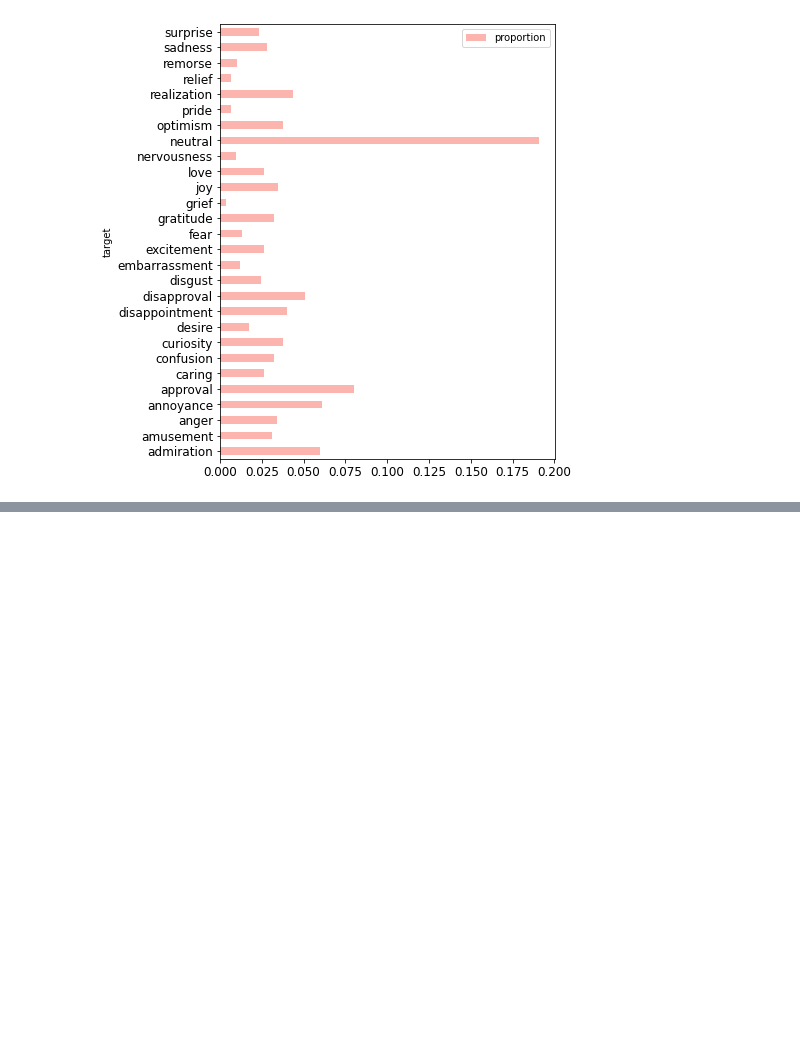
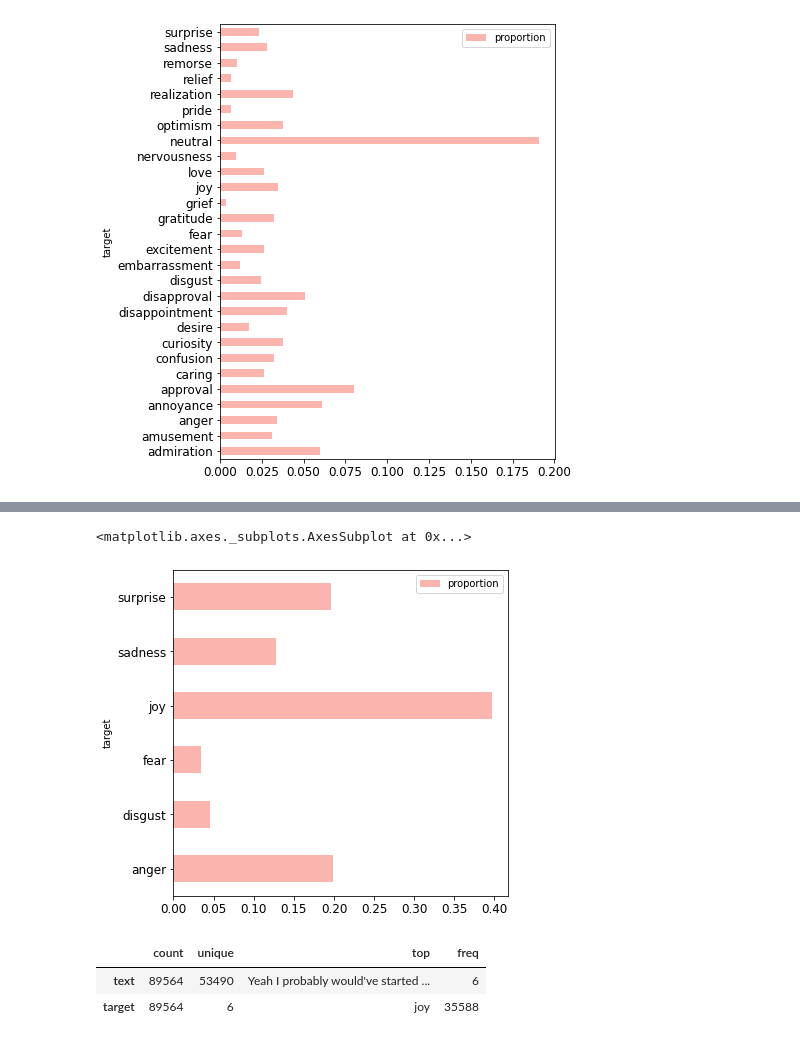
Before and after one commit to ppkgtmm/emotion, a Jupyter notebook: goemo_EDA.ipynb, the cells around one changed output, grey strips where cells are left out. Cells and saved outputs as stored; diff of their text form; code cells hidden in the pictures; blank space fills up the shorter version.

```diff
--- a/goemo_EDA.ipynb
+++ b/goemo_EDA.ipynb
@@ -51,0 +75,4 @@ target_dist.plot(x='target', y='proportion', kind='barh', rot=0, \
+# %%
+for key in mapping.keys():
+  df[key] = data[data['target'].isin(mapping[key])]
+  df[key]['target'] = key
@@ -51,0 +85,2 @@ target_dist.plot(x='target', y='proportion', kind='barh', rot=0, \
+# %%
+mapped = pd.concat([v for k,v in df.items()])
@@ -51,0 +105,2 @@ target_dist.plot(x='target', y='proportion', kind='barh', rot=0, \
+# %%
+mapped = mapped.drop_duplicates(subset=['text','target'], keep='last')
@@ -51,0 +111,4 @@ target_dist.plot(x='target', y='proportion', kind='barh', rot=0, \
+# %%
+target_dist = mapped.groupby('target').count().reset_index()
+target_dist['proportion'] = target_dist['text'] / sum(list(target_dist['text']))
+target_dist.head()
@@ -51,0 +122,12 @@ target_dist.plot(x='target', y='proportion', kind='barh', rot=0, \
+# %%
+target_dist.plot(x='target', y='proportion', kind='barh', rot=0, \
+                 colormap='Pastel1', fontsize=12, figsize=(6,6))
+# %% [output]
+<matplotlib.axes._subplots.AxesSubplot at 0x...>
+[figure, added]
+# %%
+mapped.describe().transpose()
+# %% [output]
+|  | count | unique | top | freq |
+| text | 89564 | 53490 | Yeah I probably would've started ... | 6 |
+| target | 89564 | 6 | joy | 35588 |
```
Also changed, not shown: parts of 31 cells of this notebook.
